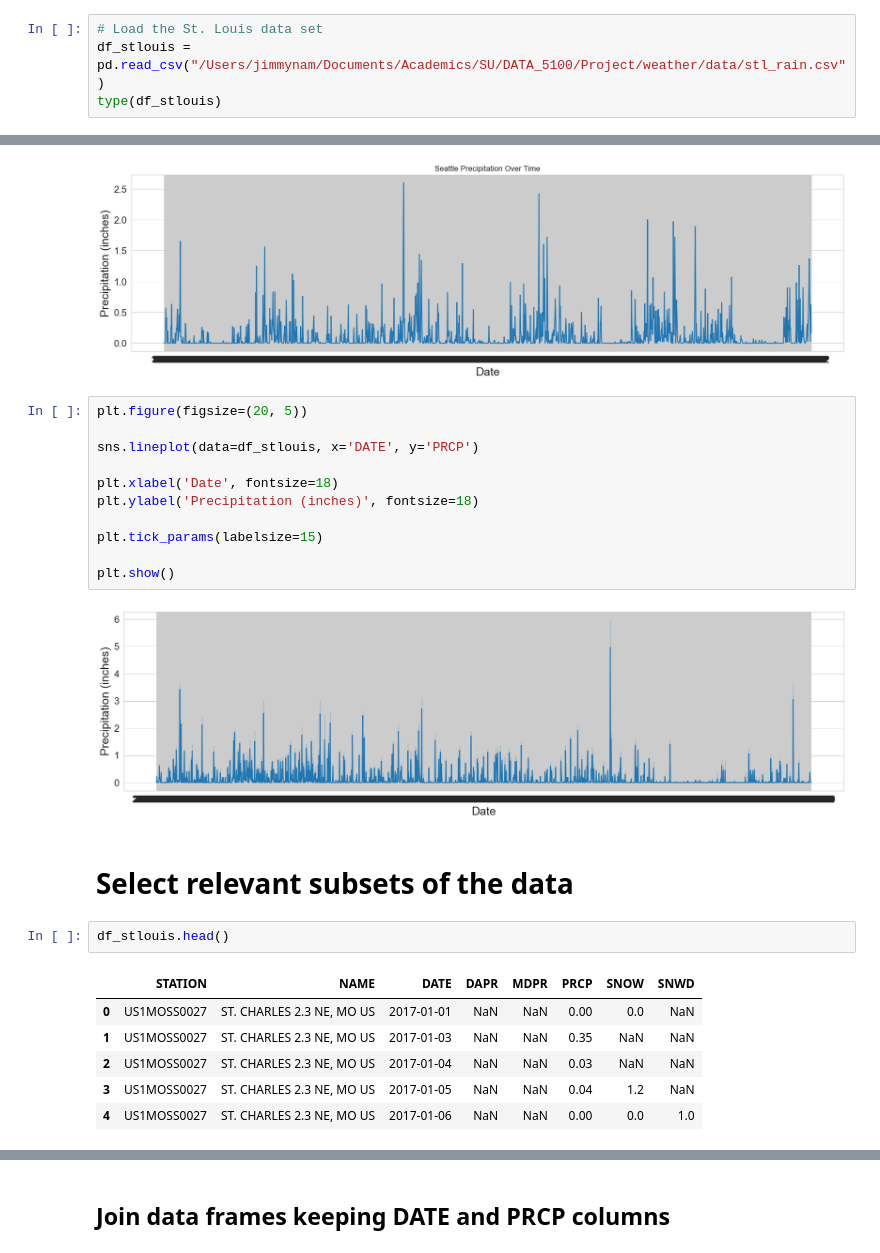
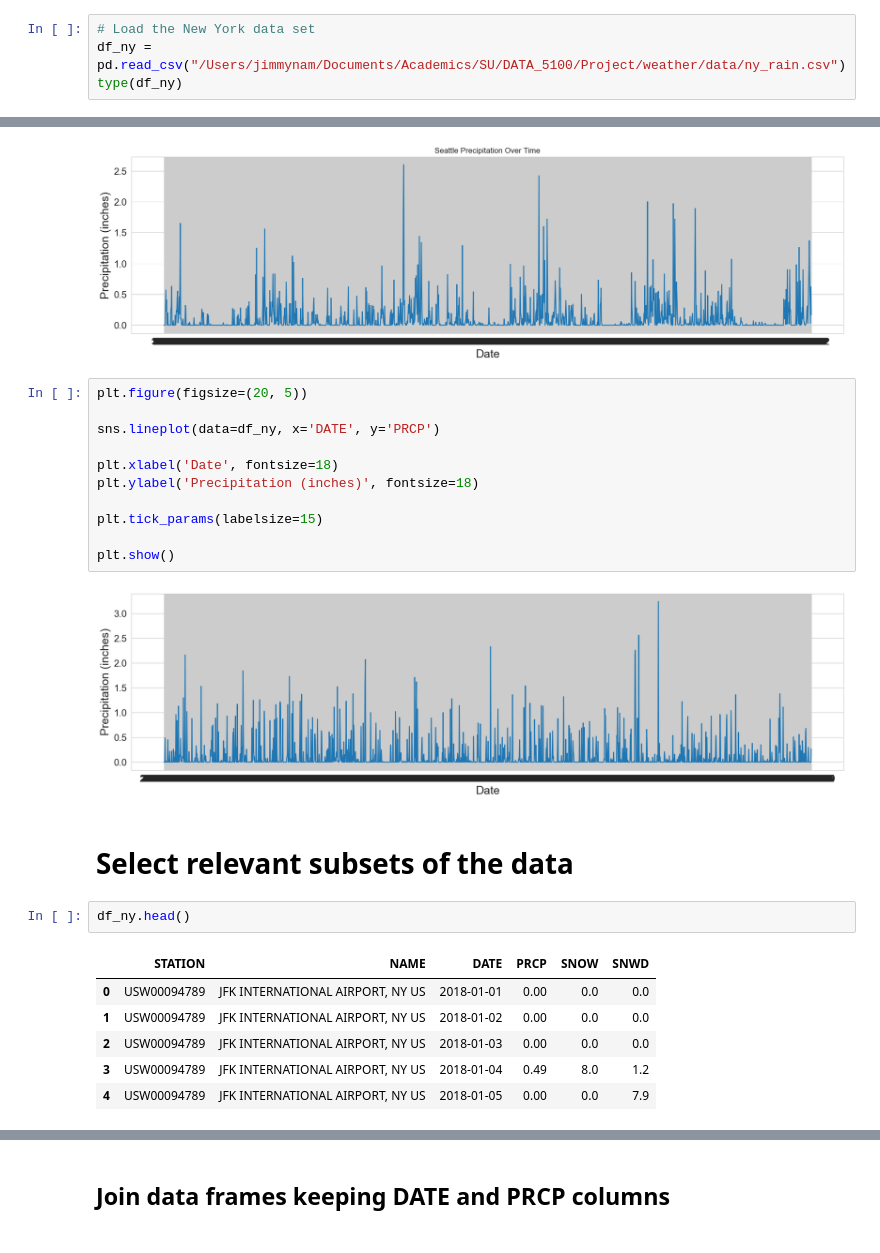
Before and after one commit to Jimmynam0103/Weather, a Jupyter notebook: code/Weather_Data.ipynb, the cells around one changed output, grey strips where cells are left out. Saved outputs shown, nothing was run; the diff lists cells and outputs as text.

Commit message:
ny data

```diff
--- a/code/Weather_Data.ipynb
+++ b/code/Weather_Data.ipynb
@@ -22,7 +24,7 @@ pandas.core.frame.DataFrame
 # %%
-# Load the St. Louis data set
-df_stlouis = pd.read_csv("/Users/jimmynam/Documents/Academics/SU/DATA_5100/Project/weather/data/stl_rain.csv")
-type(df_stlouis)
+# Load the New York data set
+df_ny = pd.read_csv("/Users/jimmynam/Documents/Academics/SU/DATA_5100/Project/weather/data/ny_rain.csv")
+type(df_ny)
 # %% [output]
 pandas.core.frame.DataFrame
 # %% [markdown]
@@ -212,25 +204,25 @@ plt.show()
 # %%
 plt.figure(figsize=(20, 5))
 
-sns.lineplot(data=df_stlouis, x='DATE', y='PRCP')
+sns.lineplot(data=df_ny, x='DATE', y='PRCP')
 
 plt.xlabel('Date', fontsize=18)
 plt.ylabel('Precipitation (inches)', fontsize=18)
 
 plt.tick_params(labelsize=15)
 
 plt.show()
 # %% [output]
-[figure, old version]
+[figure, new version]
 # %% [markdown]
 # Select relevant subsets of the data
 # %%
-df_stlouis.head()
+df_ny.head()
 # %% [output]
-|  | STATION | NAME | DATE | DAPR | MDPR | PRCP | SNOW | SNWD |
-| 0 | US1MOSS0027 | ST. CHARLES 2.3 NE, MO US | 2017-01-01 | NaN | NaN | 0.00 | 0.0 | NaN |
-| 1 | US1MOSS0027 | ST. CHARLES 2.3 NE, MO US | 2017-01-03 | NaN | NaN | 0.35 | NaN | NaN |
-| 2 | US1MOSS0027 | ST. CHARLES 2.3 NE, MO US | 2017-01-04 | NaN | NaN | 0.03 | NaN | NaN |
-| 3 | US1MOSS0027 | ST. CHARLES 2.3 NE, MO US | 2017-01-05 | NaN | NaN | 0.04 | 1.2 | NaN |
-| 4 | US1MOSS0027 | ST. CHARLES 2.3 NE, MO US | 2017-01-06 | NaN | NaN | 0.00 | 0.0 | 1.0 |
+|  | STATION | NAME | DATE | PRCP | SNOW | SNWD |
+| 0 | USW00094789 | JFK INTERNATIONAL AIRPORT, NY US | 2018-01-01 | 0.00 | 0.0 | 0.0 |
+| 1 | USW00094789 | JFK INTERNATIONAL AIRPORT, NY US | 2018-01-02 | 0.00 | 0.0 | 0.0 |
+| 2 | USW00094789 | JFK INTERNATIONAL AIRPORT, NY US | 2018-01-03 | 0.00 | 0.0 | 0.0 |
+| 3 | USW00094789 | JFK INTERNATIONAL AIRPORT, NY US | 2018-01-04 | 0.49 | 8.0 | 1.2 |
+| 4 | USW00094789 | JFK INTERNATIONAL AIRPORT, NY US | 2018-01-05 | 0.00 | 0.0 | 7.9 |
 # %%
```
Also changed, not shown: parts of 27 cells of this notebook.
